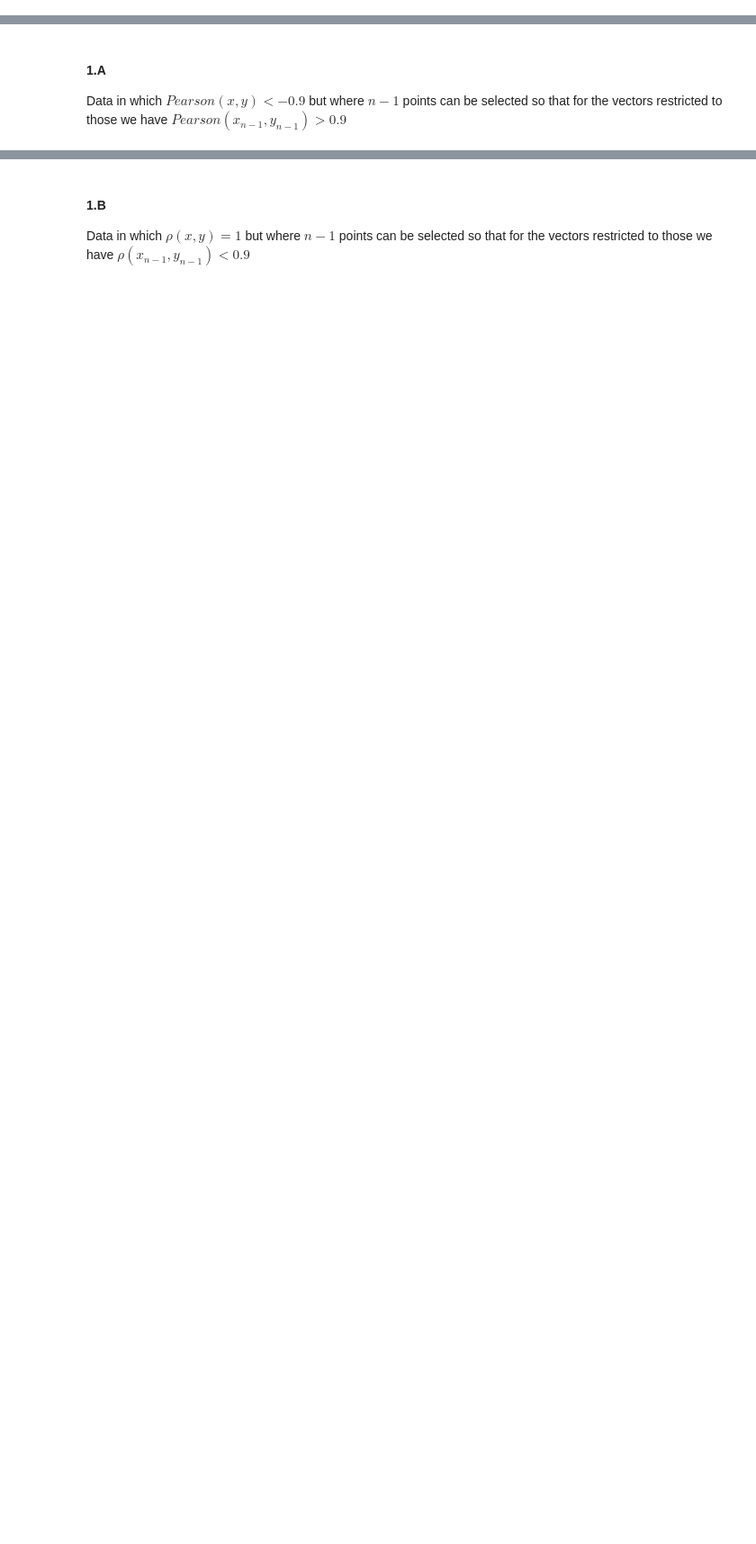
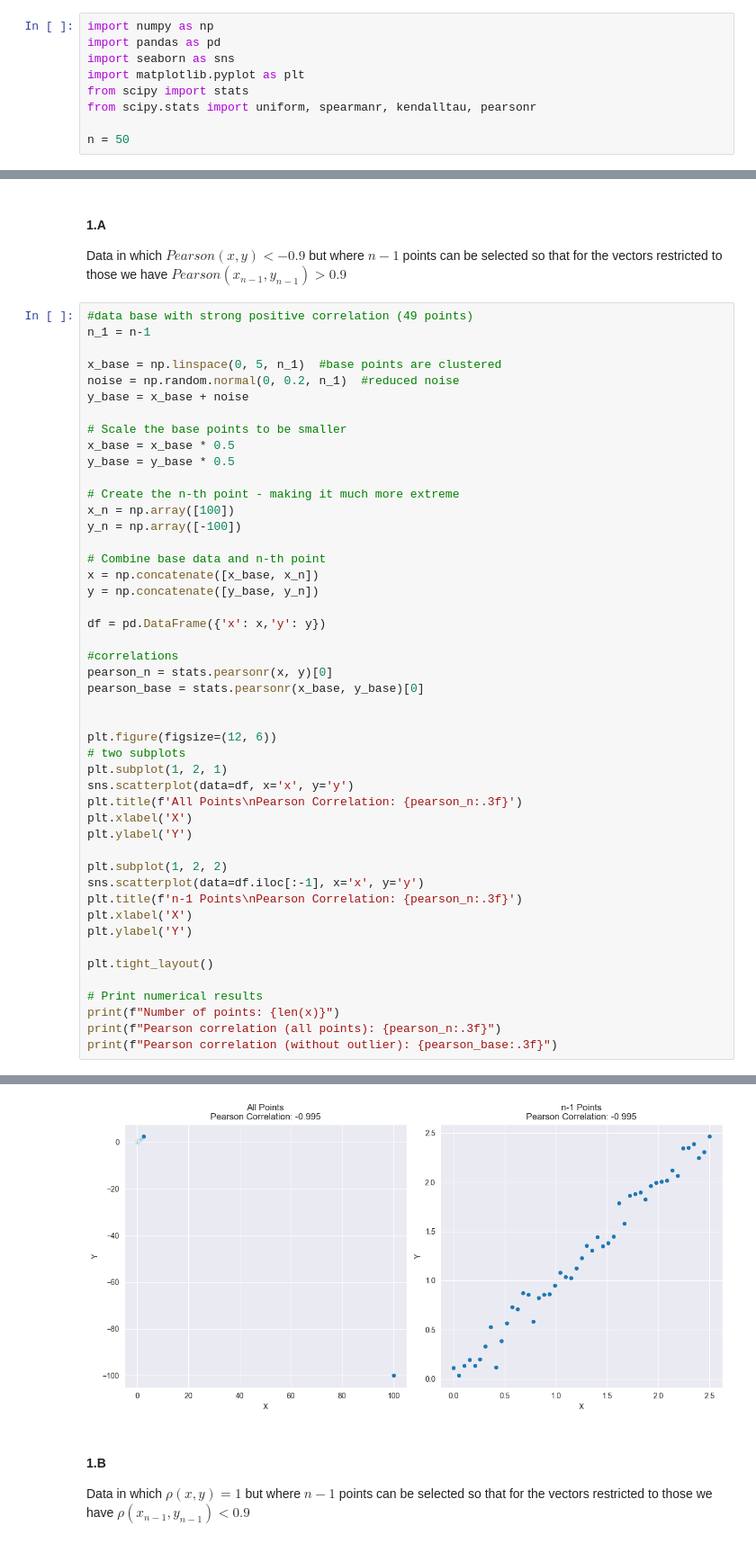
Before and after one commit to Shimon-ar/SNDA-tasks, a Jupyter notebook: tasks/hw3/HMW3.ipynb, the cells around one changed output, grey strips where cells are left out. Shown at 90% size. Drawn from its saved outputs; the diff is of its cells as text; blank space fills up the shorter version.

```diff
--- a/tasks/hw3/HW3.ipynb
+++ b/tasks/hw3/HMW3.ipynb
@@ -15,6 +15,15 @@ ID #2:
 1. Submit this jupyter notebook only using your ID as a filename. Not to use ZIP or RAR. For example, your Moodle submission file name should look like this (two id numbers): `123456789_987654321.ipynb`.
 # %% [markdown]
 ### Question 1 - Correlations (14 points)
+# %%
+import numpy as np
+import pandas as pd
+import seaborn as sns
+import matplotlib.pyplot as plt
+from scipy import stats
+from scipy.stats import uniform, spearmanr, kendalltau, pearsonr
+
+n = 50
 # %% [markdown]
 Provide example datapoints matching the following descriptions. Each example should be constructed over n=50 datapoints. Provide a table description of the example data as well as a jointplot (see example below).
 If you think that the situation described is impossible then clearly explain why (you don’t need to give a rigorous proof).<br>
@@ -25,3 +34,51 @@ Pearson(x,y) = Pearson correlation<br>
 # %% [markdown]
 #### 1.A
 Data in which  $Pearson(x,y) < -0.9$ but where $n-1$ points can be selected so that for the vectors restricted to those we have $Pearson(x_{n-1},y_{n-1}) > 0.9$
+# %%
+#data base with strong positive correlation (49 points)
+n_1 = n-1
+
+x_base = np.linspace(0, 5, n_1)  #base points are clustered
+noise = np.random.normal(0, 0.2, n_1)  #reduced noise
+y_base = x_base + noise
+
+# Scale the base points to be smaller
+x_base = x_base * 0.5
+y_base = y_base * 0.5
+
+# Create the n-th point - making it much more extreme
+x_n = np.array([100])
+y_n = np.array([-100])
+
+# Combine base data and n-th point
+x = np.concatenate([x_base, x_n])
+y = np.concatenate([y_base, y_n])
+
+df = pd.DataFrame({'x': x,'y': y})
+
+#correlations
+pearson_n = stats.pearsonr(x, y)[0]
+pearson_base = stats.pearsonr(x_base, y_base)[0]
+
+
+plt.figure(figsize=(12, 6))
+# two subplots
+plt.subplot(1, 2, 1)
+sns.scatterplot(data=df, x='x', y='y')
+plt.title(f'All Points\nPearson Correlation: {pearson_n:.3f}')
+plt.xlabel('X')
+plt.ylabel('Y')
+
+plt.subplot(1, 2, 2)
+sns.scatterplot(data=df.iloc[:-1], x='x', y='y')
+plt.title(f'n-1 Points\nPearson Correlation: {pearson_n:.3f}')
+plt.xlabel('X')
+plt.ylabel('Y')
+
+plt.tight_layout()
+
+# Print numerical results
+print(f"Number of points: {len(x)}")
+print(f"Pearson correlation (all points): {pearson_n:.3f}")
+print(f"Pearson correlation (without outlier): {pearson_base:.3f}")
+# %% [output]
@@ -28,3 +88,4 @@ Data in which  $Pearson(x,y) < -0.9$ but where $n-1$ points can be selected so t
+[figure, added]
 # %% [markdown]
 #### 1.B
 Data in which  $\rho(x,y) = 1$ but where $n-1$ points can be selected so that for the vectors restricted to those we have $\rho(x_{n-1},y_{n-1}) < 0.9$
```
Also changed, not shown: parts of 20 cells of this notebook.
